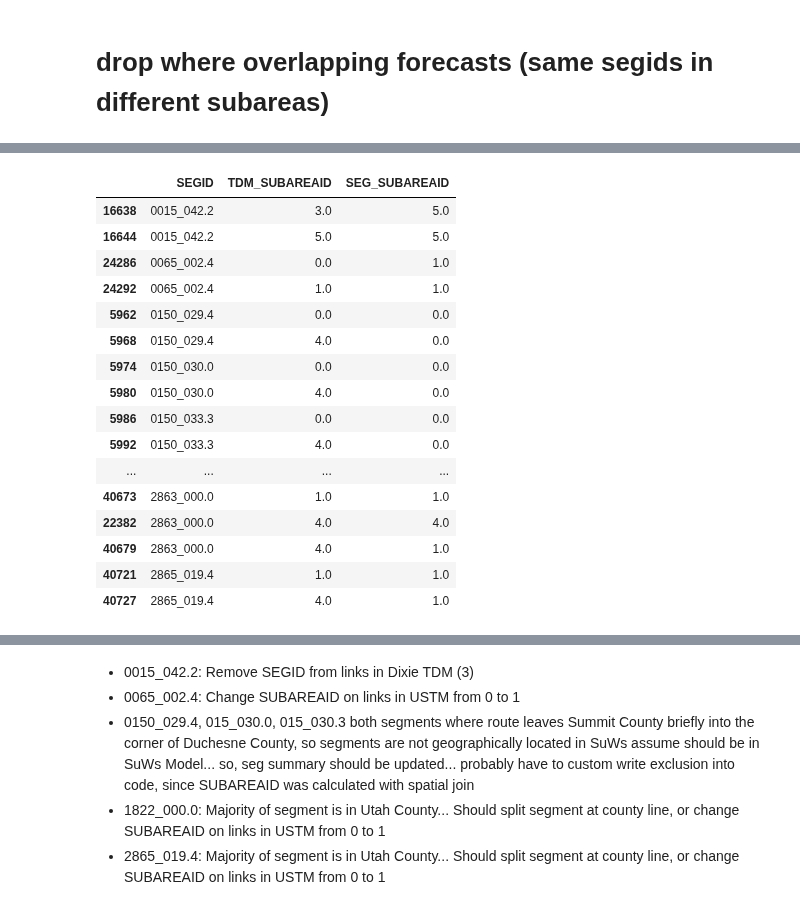
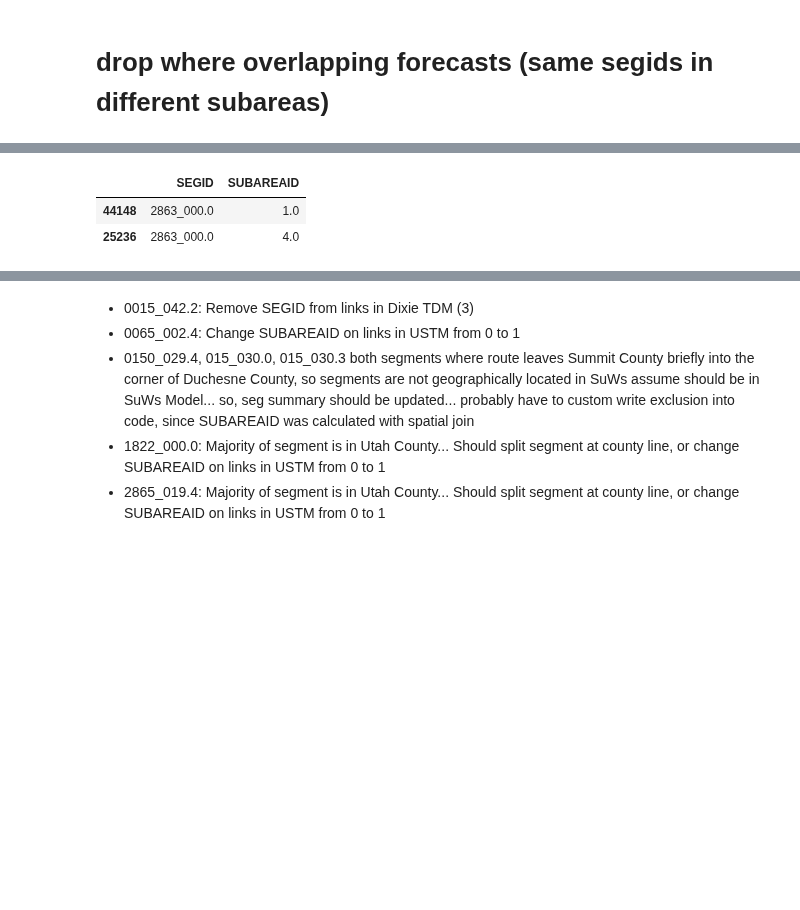
Before and after one commit to WFRCAnalytics/Traffic-Volume-Forecasts, a Jupyter notebook: 3-Prepare-Model-Forecasts.ipynb, the cells around one changed output, grey strips where cells are left out. Cells and saved outputs as stored; diff of their text form; code cells hidden in the pictures; blank space fills up the shorter version.

```diff
--- a/3-Prepare-Model-Forecasts.ipynb
+++ b/3-Prepare-Model-Forecasts.ipynb
@@ -147,6 +147,8 @@ for index, row in dfModelSegSummaries.iterrows():
 
     df['YEAR'] = row['modYear'] # Add modYear column
 
+    df['inTdm'] = 1 # set to 1 for segments in TDM... so we can tell what isn't in TDM later
+
     frames.append(df)
 
 # Concatenate all the frames into a single DataFrame
@@ -227,16 +229,29 @@ dfSegsForFacSource.groupby(['SEGID']).agg(COUNT=('SOURCE','count'))
 | WFRC_8476 | 1 |
 9561 rows × 1 columns
 # %%
+
+# Create a DataFrame with all unique years
+
+all_years_df = pd.DataFrame(dfMdlVol['YEAR'].unique(), columns=['YEAR'])
+display(all_years_df)
+
+
+# Merge dfSegsForFacSource with all_years_df to create all combinations of SEGID and YEAR
+dfSegsForFacSource_AllYears = pd.merge(dfSegsForFacSource.assign(key=1), all_years_df.assign(key=1), on='key').drop('key', axis=1)
+
+
 # Correcting the syntax for renaming columns and merging
 dfMdlVolWithAllSegs = pd.merge(
-    dfSegsForFacSource.rename(columns={'SUBAREAID': 'SAID_FAC'}),
+    dfSegsForFacSource_AllYears,#.rename(columns={'SUBAREAID': 'SAID_FAC'}),
     dfMdlVol,
-    on='SEGID',
+    on=('SEGID','YEAR','SUBAREAID'),
     how='left'
 )
 
+
 # FILL SEGS THAT DON'T HAVE MODEL WITH BASIC ASSUMPTIONS
-dfMdlVolWithAllSegs['YEAR'].fillna(2019, inplace=True)
+dfMdlVolWithAllSegs['inTdm'].fillna(0, inplace=True)
+dfMdlVolWithAllSegs['DY_VOL'].fillna(1, inplace=True) # since not in any model year, but should have volume so give at least one... since 0 volume segments in model should have volume go away
 dfMdlVolWithAllSegs.fillna(0, inplace=True)
 dfMdlVolWithAllSegs
 # %% [output]
@@ -425,35 +477,21 @@ display(dfMdlVolWithFac[['SEGID','SUBAREAID']].drop_duplicates())
 # %%
 # Assuming dfMdlVolWithFac is your initial DataFrame
-df_filtered = dfMdlVolWithFac[['SEGID','SUBAREAID','SAID_FAC']].drop_duplicates()
+df_filtered = dfMdlVolWithFac[['SEGID','SUBAREAID']].drop_duplicates()
 
-df_filtered.rename(columns={'SUBAREAID':'TDM_SUBAREAID','SAID_FAC':'SEG_SUBAREAID'}, inplace=True)
+#df_filtered.rename(columns={'SUBAREAID':'TDM_SUBAREAID','SAID_FAC':'SEG_SUBAREAID'}, inplace=True)
 
 # Find duplicates based on 'SEGID'
 duplicates = df_filtered.duplicated(subset=['SEGID'], keep=False)
 
 # Filter the DataFrame to include only the duplicates
 df_duplicates = df_filtered[duplicates]
 
-df_duplicates = df_duplicates.sort_values(by=['SEGID','TDM_SUBAREAID'])
+df_duplicates = df_duplicates.sort_values(by=['SEGID','SUBAREAID'])
 
 # This will give you a DataFrame with only the rows where 'SEGID' is duplicated
 df_duplicates
 # %% [output]
-|  | SEGID | TDM_SUBAREAID | SEG_SUBAREAID |
-| 16638 | 0015_042.2 | 3.0 | 5.0 |
-| 16644 | 0015_042.2 | 5.0 | 5.0 |
-| 24286 | 0065_002.4 | 0.0 | 1.0 |
-| 24292 | 0065_002.4 | 1.0 | 1.0 |
-| 5962 | 0150_029.4 | 0.0 | 0.0 |
-| 5968 | 0150_029.4 | 4.0 | 0.0 |
-| 5974 | 0150_030.0 | 0.0 | 0.0 |
-| 5980 | 0150_030.0 | 4.0 | 0.0 |
-| 5986 | 0150_033.3 | 0.0 | 0.0 |
-| 5992 | 0150_033.3 | 4.0 | 0.0 |
-| ... | ... | ... | ... |
-| 40673 | 2863_000.0 | 1.0 | 1.0 |
-| 22382 | 2863_000.0 | 4.0 | 4.0 |
-| 40679 | 2863_000.0 | 4.0 | 1.0 |
-| 40721 | 2865_019.4 | 1.0 | 1.0 |
-| 40727 | 2865_019.4 | 4.0 | 1.0 |
+|  | SEGID | SUBAREAID |
+| 44148 | 2863_000.0 | 1.0 |
+| 25236 | 2863_000.0 | 4.0 |
 # %%
```
Also changed, not shown: parts of 22 cells of this notebook, 14 other files.
